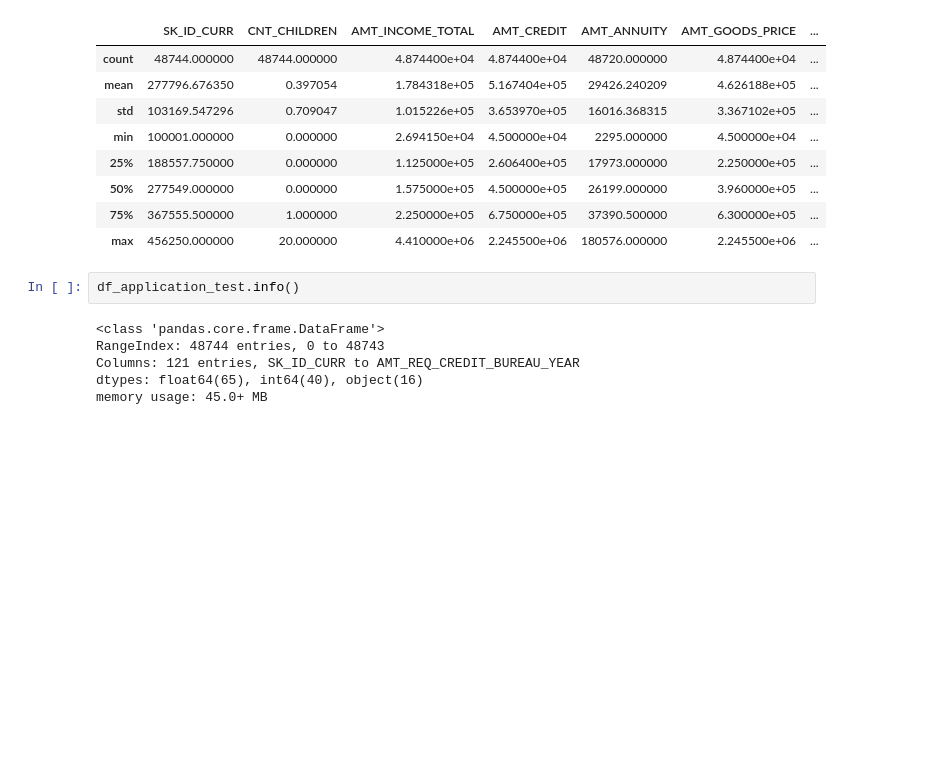
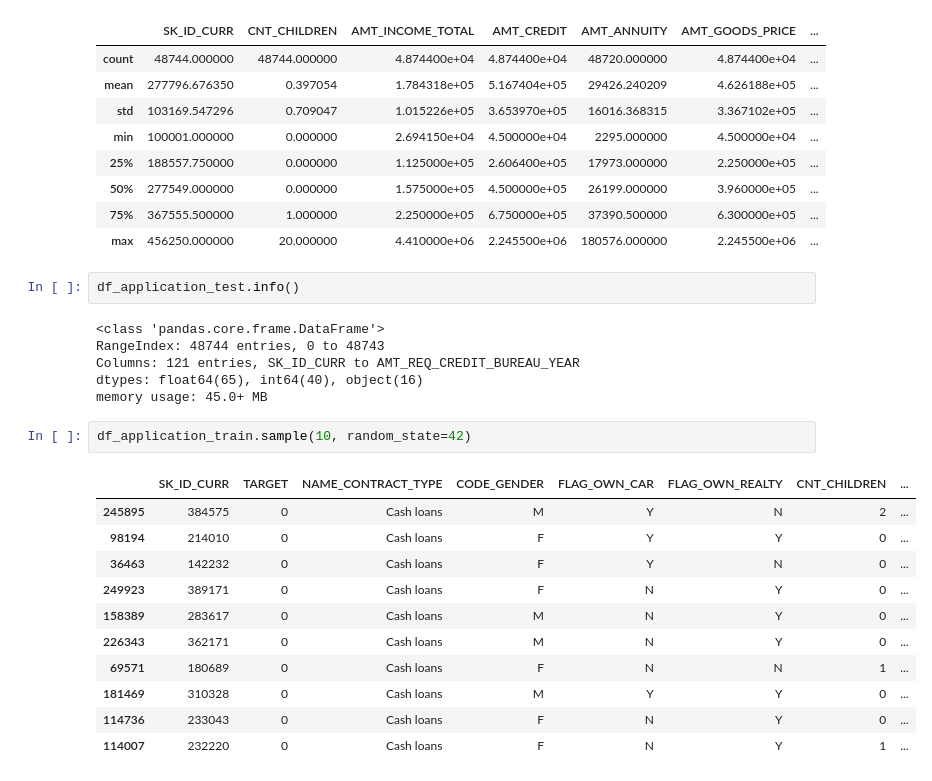
Before and after one commit to leksea/loan-default-prediction, a Jupyter notebook: loan-default-prediction.ipynb, the cells around one changed output. Cells and saved outputs as stored; diff of their text form; blank space fills up the shorter version.

```diff
--- a/loan-default-prediction.ipynb
+++ b/loan-default-prediction.ipynb
@@ -647,3 +652,17 @@ RangeIndex: 48744 entries, 0 to 48743
 Columns: 121 entries, SK_ID_CURR to AMT_REQ_CREDIT_BUREAU_YEAR
 dtypes: float64(65), int64(40), object(16)
 memory usage: 45.0+ MB
+# %%
+df_application_train.sample(10, random_state=42)
+# %% [output]
+|  | SK_ID_CURR | TARGET | NAME_CONTRACT_TYPE | CODE_GENDER | FLAG_OWN_CAR | FLAG_OWN_REALTY | CNT_CHILDREN | ... |
+| 245895 | 384575 | 0 | Cash loans | M | Y | N | 2 | ... |
+| 98194 | 214010 | 0 | Cash loans | F | Y | Y | 0 | ... |
+| 36463 | 142232 | 0 | Cash loans | F | Y | N | 0 | ... |
+| 249923 | 389171 | 0 | Cash loans | F | N | Y | 0 | ... |
+| 158389 | 283617 | 0 | Cash loans | M | N | Y | 0 | ... |
+| 226343 | 362171 | 0 | Cash loans | M | N | Y | 0 | ... |
+| 69571 | 180689 | 0 | Cash loans | F | N | N | 1 | ... |
+| 181469 | 310328 | 0 | Cash loans | M | Y | Y | 0 | ... |
+| 114736 | 233043 | 0 | Cash loans | F | N | Y | 0 | ... |
+| 114007 | 232220 | 0 | Cash loans | F | N | Y | 1 | ... |
```
Also changed, not shown: parts of 7 cells of this notebook.
